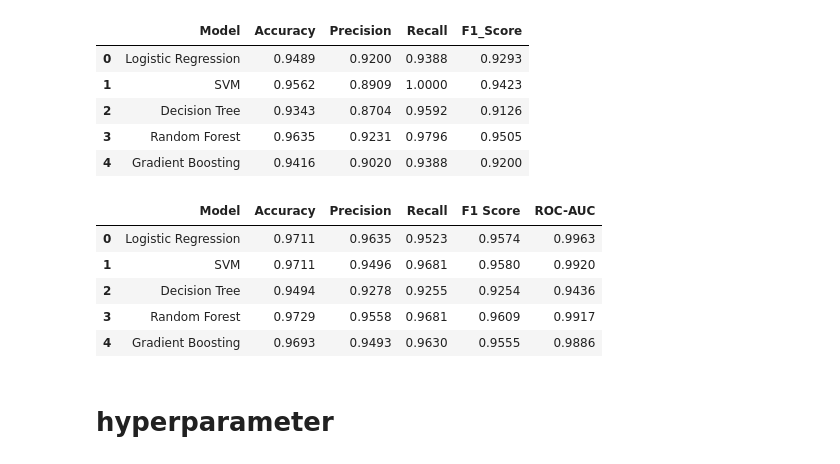
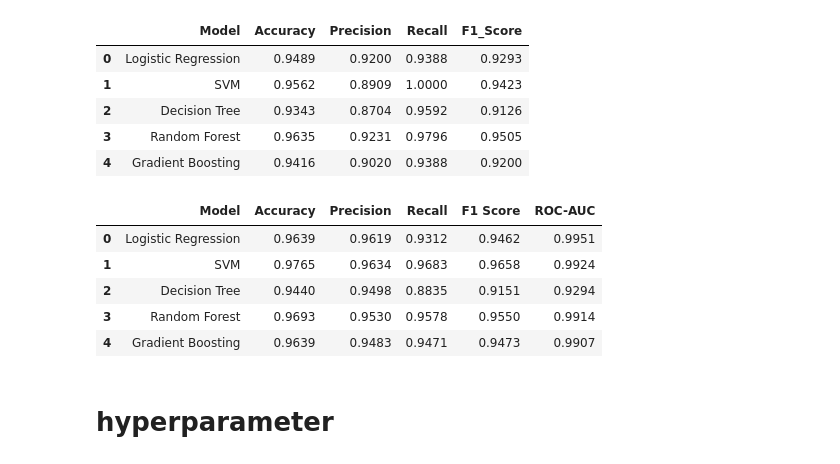
Before and after one commit to sreejithdotme/Breast_Cancer_ML, a Jupyter notebook: Notebook/01_data_inspection.ipynb, the cells around one changed output. Drawn from its saved outputs; the diff is of its cells as text; code cells hidden in the pictures.

```diff
--- a/Notebook/01_data_inspection.ipynb
+++ b/Notebook/01_data_inspection.ipynb
@@ -857,11 +860,13 @@ import warnings
 warnings.filterwarnings("ignore", category=FutureWarning)
 # %%
 #Cross Validation
-cv = StratifiedKFold(
+cv = StratifiedGroupKFold(
     n_splits=5,
     shuffle=True,
     random_state=42
 )
+
+groups = df_no_exact_duplicates.loc[X_train.index, "Sample_ID"]
 # %%
 models = {
     "Logistic Regression": Pipeline([
@@ -898,39 +903,40 @@ scoring = [
     "precision",
     "recall",
     "f1",
     "roc_auc"
 ]
 cv_results = []
 
 for name, pipeline in models.items():
 
     scores = cross_validate(
         pipeline,
         X_train,
         y_train,
         cv=cv,
-        scoring=scoring
+        scoring=scoring,
+        groups=groups
     )
 
     cv_results.append({
         "Model": name,
         "Accuracy": scores["test_accuracy"].mean(),
         "Precision": scores["test_precision"].mean(),
         "Recall": scores["test_recall"].mean(),
         "F1 Score": scores["test_f1"].mean(),
         "ROC-AUC": scores["test_roc_auc"].mean()
     })
 
 cv_comparison = pd.DataFrame(cv_results)
 
 cv_comparison.round(4)
 # %% [output]
 |  | Model | Accuracy | Precision | Recall | F1 Score | ROC-AUC |
-| 0 | Logistic Regression | 0.9711 | 0.9635 | 0.9523 | 0.9574 | 0.9963 |
-| 1 | SVM | 0.9711 | 0.9496 | 0.9681 | 0.9580 | 0.9920 |
-| 2 | Decision Tree | 0.9494 | 0.9278 | 0.9255 | 0.9254 | 0.9436 |
-| 3 | Random Forest | 0.9729 | 0.9558 | 0.9681 | 0.9609 | 0.9917 |
-| 4 | Gradient Boosting | 0.9693 | 0.9493 | 0.9630 | 0.9555 | 0.9886 |
+| 0 | Logistic Regression | 0.9639 | 0.9619 | 0.9312 | 0.9462 | 0.9951 |
+| 1 | SVM | 0.9765 | 0.9634 | 0.9683 | 0.9658 | 0.9924 |
+| 2 | Decision Tree | 0.9440 | 0.9498 | 0.8835 | 0.9151 | 0.9294 |
+| 3 | Random Forest | 0.9693 | 0.9530 | 0.9578 | 0.9550 | 0.9914 |
+| 4 | Gradient Boosting | 0.9639 | 0.9483 | 0.9471 | 0.9473 | 0.9907 |
 # %%
 #New results: Each model was trained and evaluated across five different folds of the training data
 # %% [markdown]
```
Also changed, not shown: parts of 29 cells of this notebook, 1 other file.
